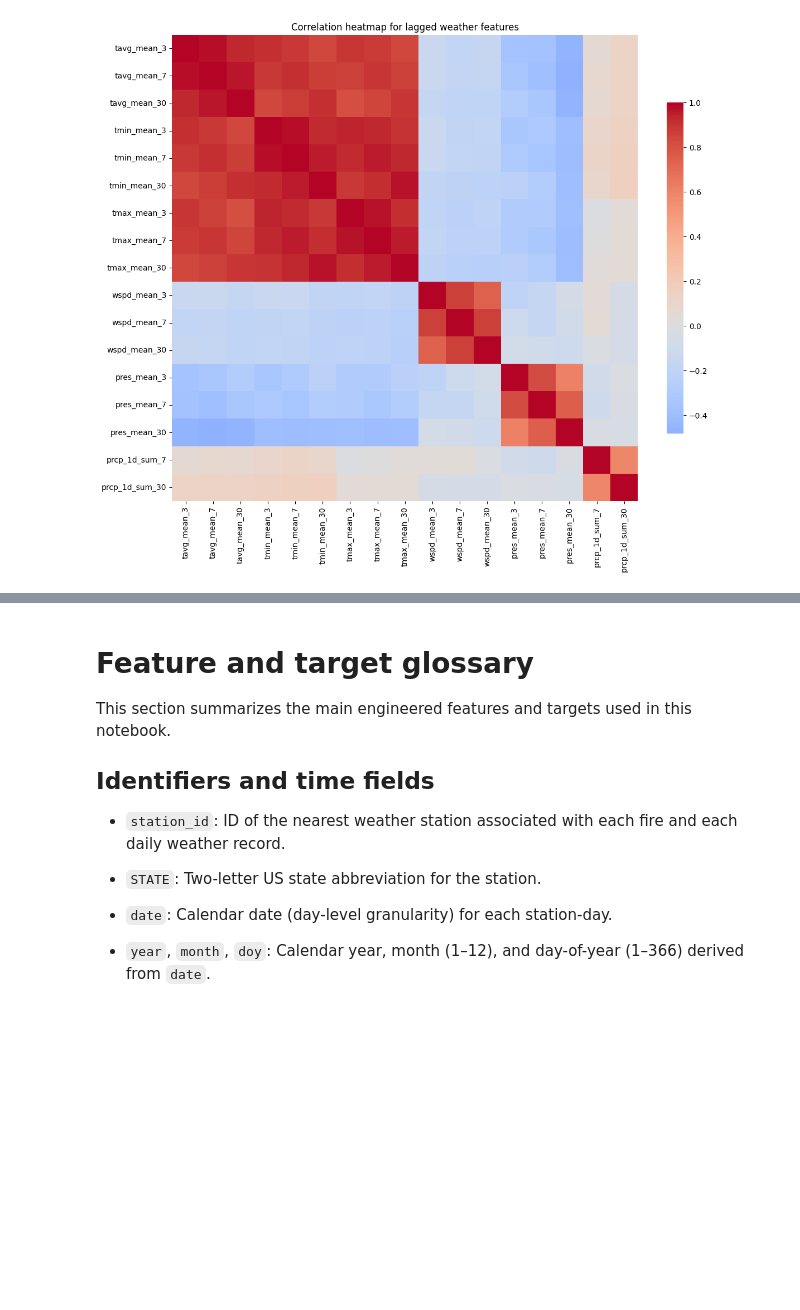
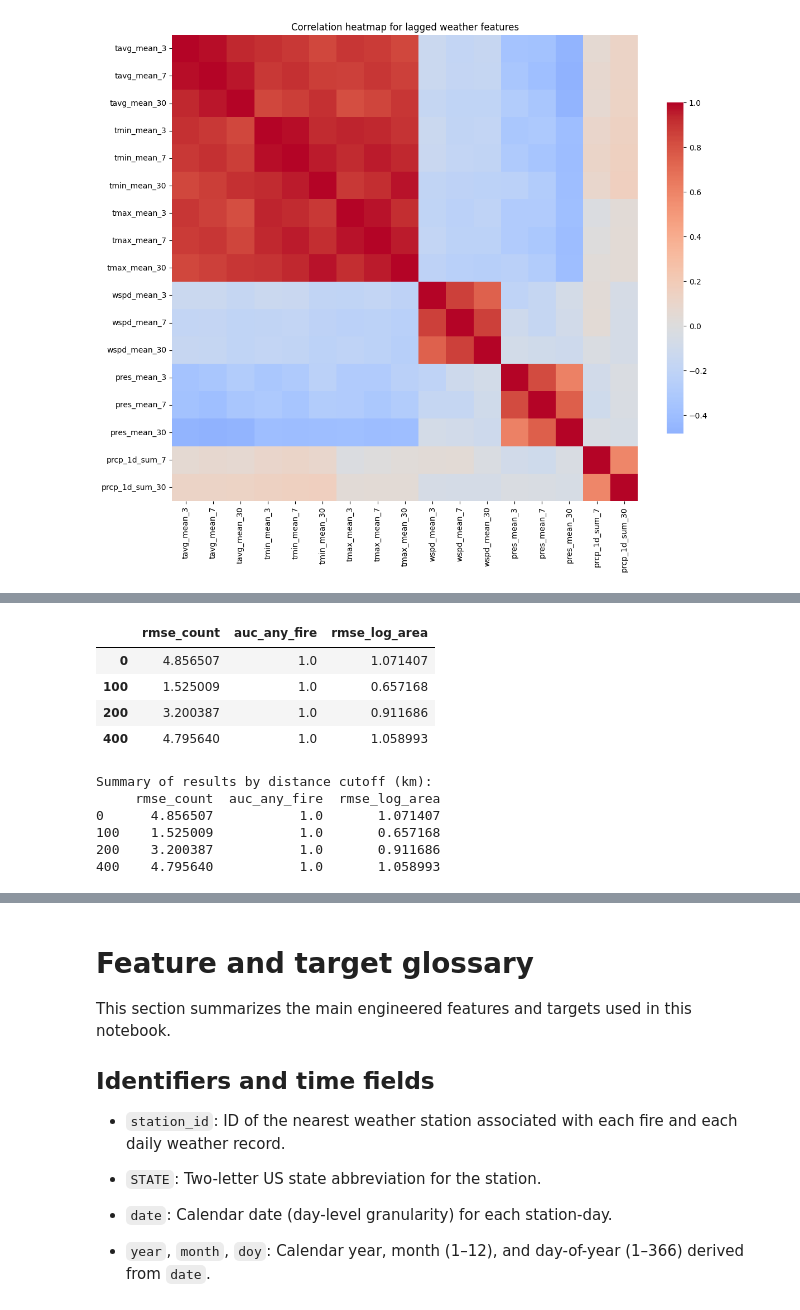
Before and after one commit to whelixw/week_11_wildfire_prediction, a Jupyter notebook: scripts/wildfires.ipynb, the cells around one changed output, grey strips where cells are left out. Drawn from its saved outputs; the diff is of its cells as text; code cells hidden in the pictures; blank space fills up the shorter version.

Commit message:
data leakage

```diff
--- a/scripts/wildfires.ipynb
+++ b/scripts/wildfires.ipynb
@@ -769,6 +769,18 @@ for d in sorted(features_by_cutoff.keys()):
     lgb_train_d = lgb.Dataset(X_train_d, label=y_train_count_d)
     lgb_valid_d = lgb.Dataset(X_test_d, label=y_test_count_d)
 
+    params_count = {
+    'objective': 'poisson',
+    'learning_rate': 0.05,
+    'num_leaves': 64,
+    'metric': 'rmse',
+    'feature_fraction': 0.8,
+    'bagging_fraction': 0.8,
+    'bagging_freq': 1,
+    'seed': RANDOM_STATE,
+}
+
+
     model_count_d = lgb.train(
         params_count,
         lgb_train_d,
@@ -788,6 +800,17 @@ for d in sorted(features_by_cutoff.keys()):
     lgb_train_bin_d = lgb.Dataset(X_train_d, label=y_train_bin_d)
     lgb_valid_bin_d = lgb.Dataset(X_test_d, label=y_test_bin_d)
 
+    params_bin = {
+    "objective": "binary",
+    "learning_rate": 0.05,
+    "num_leaves": 64,
+    "metric": "auc",
+    "feature_fraction": 0.8,
+    "bagging_fraction": 0.8,
+    "bagging_freq": 1,
+    "seed": RANDOM_STATE,
+}
+
     model_bin_d = lgb.train(
         params_bin,
         lgb_train_bin_d,
@@ -806,6 +829,17 @@ for d in sorted(features_by_cutoff.keys()):
     # Area model
     lgb_train_area_d = lgb.Dataset(X_train_d, label=y_train_log_area_d)
     lgb_valid_area_d = lgb.Dataset(X_test_d, label=y_test_log_area_d)
+
+    params_area = {
+    "objective": "regression",
+    "learning_rate": 0.05,
+    "num_leaves": 64,
+    "metric": "rmse",
+    "feature_fraction": 0.8,
+    "bagging_fraction": 0.8,
+    "bagging_freq": 1,
+    "seed": RANDOM_STATE,
+}
 
     model_area_d = lgb.train(
         params_area,
@@ -840,0 +888,23 @@ NameError: name 'params_count' is not defined
+# %%
+# ---- 5.3 Summary of results ----
+results_summary = pd.DataFrame.from_dict(
+    results_by_cutoff, orient='index'
+)
+results_summary
+# %% [output]
+|  | rmse_count | auc_any_fire | rmse_log_area |
+| 0 | 4.856507 | 1.0 | 1.071407 |
+| 100 | 1.525009 | 1.0 | 0.657168 |
+| 200 | 3.200387 | 1.0 | 0.911686 |
+| 400 | 4.795640 | 1.0 | 1.058993 |
+# %%
+# print the results summary
+print("\nSummary of results by distance cutoff (km):")
+print(results_summary)
+# %% [output]
+Summary of results by distance cutoff (km):
+     rmse_count  auc_any_fire  rmse_log_area
+0      4.856507           1.0       1.071407
+100    1.525009           1.0       0.657168
+200    3.200387           1.0       0.911686
+400    4.795640           1.0       1.058993
```
Also changed, not shown: parts of 9 cells of this notebook.
